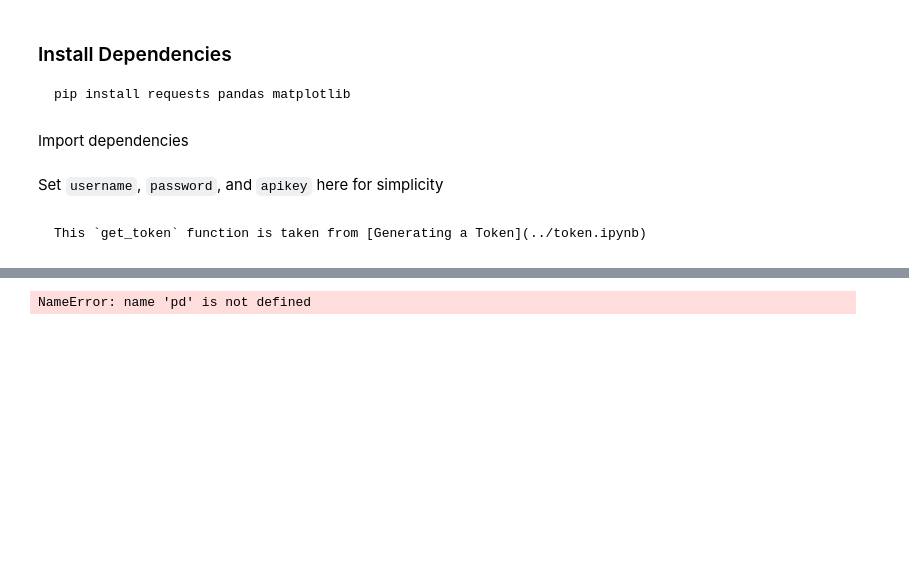
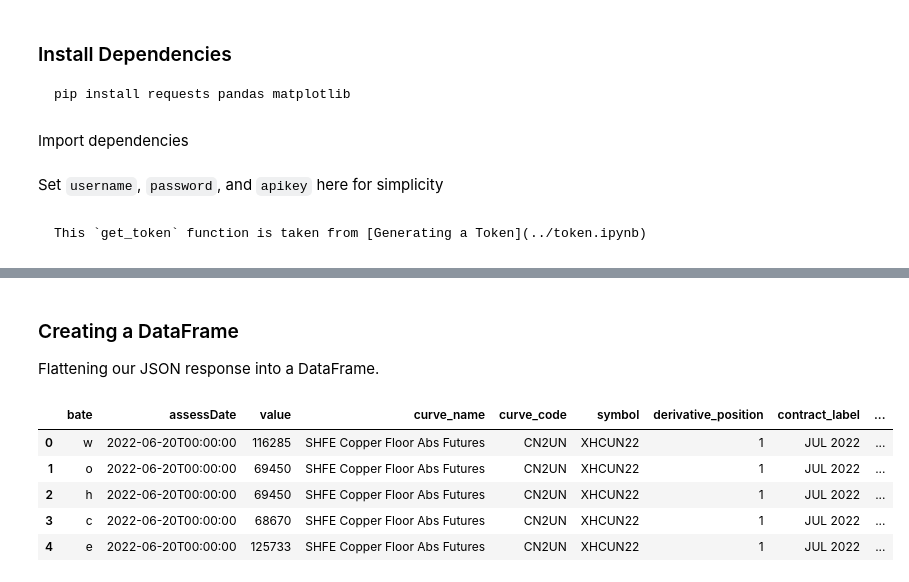
Before and after one commit to achristie/jpy-book, a Jupyter notebook: notebooks/marketdata/forward_curves.ipynb, the cells around one changed output, grey strips where cells are left out. Drawn from its saved outputs; the diff is of its cells as text; code cells hidden in the pictures; blank space fills up the shorter version.

````diff
--- a/notebooks/marketdata/forward_curves.ipynb
+++ b/notebooks/marketdata/forward_curves.ipynb
@@ -23,9 +22,9 @@ import matplotlib.dates as mdates
 # %% [markdown]
 Set `username`, `password`, and `apikey` here for simplicity
 # %%
-username = ""
-password = ""
-apikey = ""
+username = "USERNAME"
+password = "PASSWORD"
+apikey = "APIKEY"
 # %% [markdown]
 ```{seealso}
 This `get_token` function is taken from [Generating a Token](../token.ipynb)
@@ -92,8 +156,17 @@ NameError: name 'username' is not defined
+# %% [markdown]
+### Creating a DataFrame
+Flattening our JSON response into a DataFrame.
 # %%
 df = pd.json_normalize(curve_data['results'], record_path=["symbol_data", "data"],
   meta=['curve_name', 'curve_code', ['symbol_data', 'symbol'], ['symbol_data', 'derivative_position'],
     ['symbol_data', 'contract_label'], ['symbol_data', 'derivative_maturity_frequency']])
 df.columns = df.columns.str.replace("symbol_data.", "", regex=True)
-df.head(20)
+df.style.set_table_attributes('style="font-size: 10px"')
+df.head(5)
 # %% [output]
-NameError: name 'pd' is not defined
+|  | bate | assessDate | value | curve_name | curve_code | symbol | derivative_position | contract_label | ... |
+| 0 | w | 2022-06-20T00:00:00 | 116285 | SHFE Copper Floor Abs Futures | CN2UN | XHCUN22 | 1 | JUL 2022 | ... |
+| 1 | o | 2022-06-20T00:00:00 | 69450 | SHFE Copper Floor Abs Futures | CN2UN | XHCUN22 | 1 | JUL 2022 | ... |
+| 2 | h | 2022-06-20T00:00:00 | 69450 | SHFE Copper Floor Abs Futures | CN2UN | XHCUN22 | 1 | JUL 2022 | ... |
+| 3 | c | 2022-06-20T00:00:00 | 68670 | SHFE Copper Floor Abs Futures | CN2UN | XHCUN22 | 1 | JUL 2022 | ... |
+| 4 | e | 2022-06-20T00:00:00 | 125733 | SHFE Copper Floor Abs Futures | CN2UN | XHCUN22 | 1 | JUL 2022 | ... |
````
Also changed, not shown: parts of 16 cells of this notebook, 1 other file.
